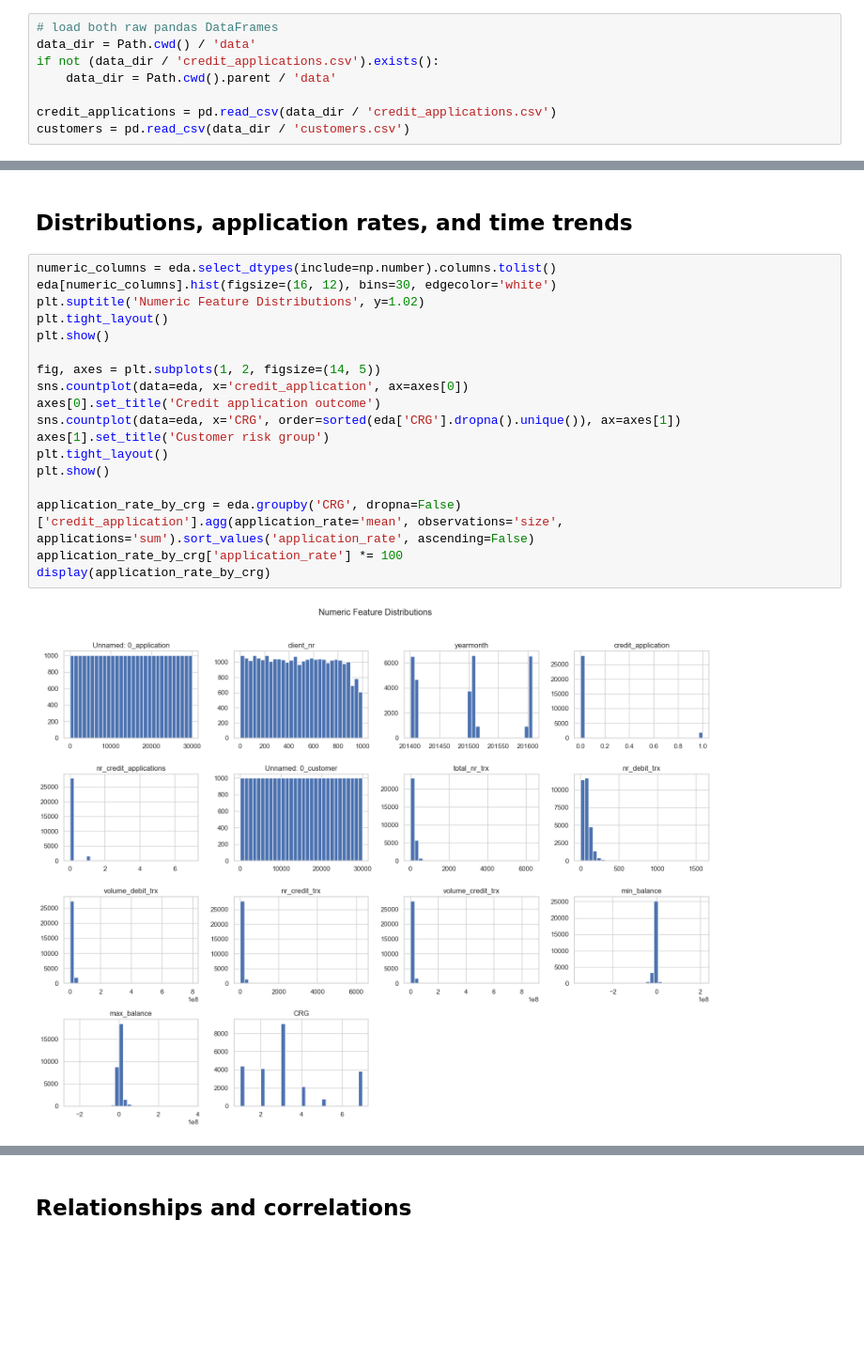
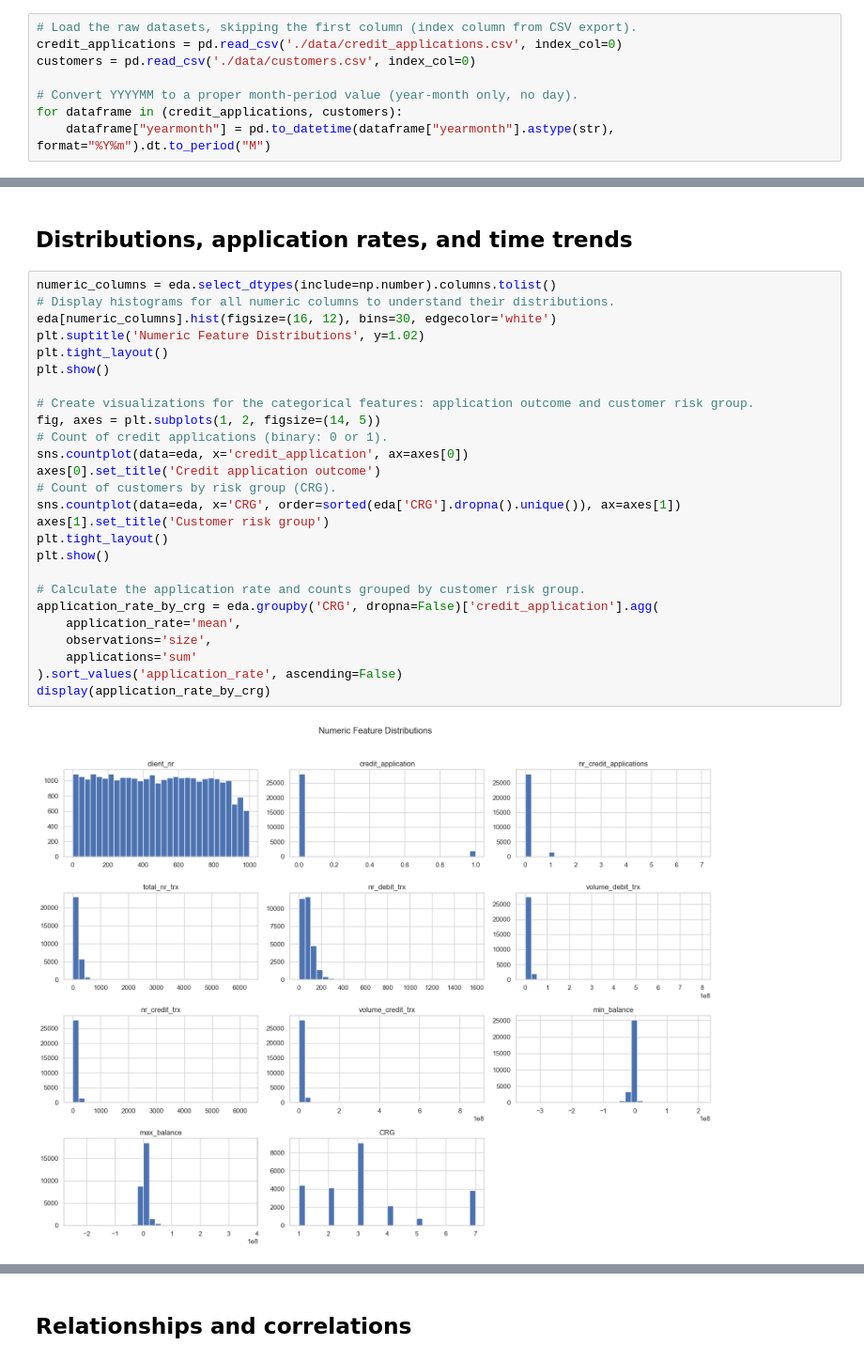
Before and after one commit to samanthavis/Credit_prediction_case, a Jupyter notebook: eda_credit_applications.ipynb, the cells around one changed output, grey strips where cells are left out. Shown at 94% size. Saved outputs shown, nothing was run; the diff lists cells and outputs as text; blank space fills up the shorter version.

```diff
--- a/eda_credit_applications.ipynb
+++ b/eda_credit_applications.ipynb
@@ -19,13 +19,13 @@ sns.set_theme(style='whitegrid', palette='deep')
 # %% [markdown]
 ## Display raw data
 # %%
-# load both raw pandas DataFrames
-data_dir = Path.cwd() / 'data'
-if not (data_dir / 'credit_applications.csv').exists():
-    data_dir = Path.cwd().parent / 'data'
+# Load the raw datasets, skipping the first column (index column from CSV export).
+credit_applications = pd.read_csv('./data/credit_applications.csv', index_col=0)
+customers = pd.read_csv('./data/customers.csv', index_col=0)
 
-credit_applications = pd.read_csv(data_dir / 'credit_applications.csv')
-customers = pd.read_csv(data_dir / 'customers.csv')
+# Convert YYYYMM to a proper month-period value (year-month only, no day).
+for dataframe in (credit_applications, customers):
+    dataframe["yearmonth"] = pd.to_datetime(dataframe["yearmonth"].astype(str), format="%Y%m").dt.to_period("M")
 # %%
 print(f'credit_applications: {credit_applications.shape[0]} rows x {credit_applications.shape[1]} columns')
 display(credit_applications)
@@ -271,24 +517,32 @@ Merged rows: 29996
 ## Distributions, application rates, and time trends
 # %%
 numeric_columns = eda.select_dtypes(include=np.number).columns.tolist()
+# Display histograms for all numeric columns to understand their distributions.
 eda[numeric_columns].hist(figsize=(16, 12), bins=30, edgecolor='white')
 plt.suptitle('Numeric Feature Distributions', y=1.02)
 plt.tight_layout()
 plt.show()
 
+# Create visualizations for the categorical features: application outcome and customer risk group.
 fig, axes = plt.subplots(1, 2, figsize=(14, 5))
+# Count of credit applications (binary: 0 or 1).
 sns.countplot(data=eda, x='credit_application', ax=axes[0])
 axes[0].set_title('Credit application outcome')
+# Count of customers by risk group (CRG).
 sns.countplot(data=eda, x='CRG', order=sorted(eda['CRG'].dropna().unique()), ax=axes[1])
 axes[1].set_title('Customer risk group')
 plt.tight_layout()
 plt.show()
 
-application_rate_by_crg = eda.groupby('CRG', dropna=False)['credit_application'].agg(application_rate='mean', observations='size', applications='sum').sort_values('application_rate', ascending=False)
-application_rate_by_crg['application_rate'] *= 100
+# Calculate the application rate and counts grouped by customer risk group.
+application_rate_by_crg = eda.groupby('CRG', dropna=False)['credit_application'].agg(
+    application_rate='mean',
+    observations='size',
+    applications='sum'
+).sort_values('application_rate', ascending=False)
 display(application_rate_by_crg)
 # %% [output]
-[figure, old version]
+[figure, new version]
 [figure]
 |  | application_rate | observations | applications |
 | CRG |  |  |  |
```
Also changed, not shown: parts of 25 cells of this notebook, 22 other files.
